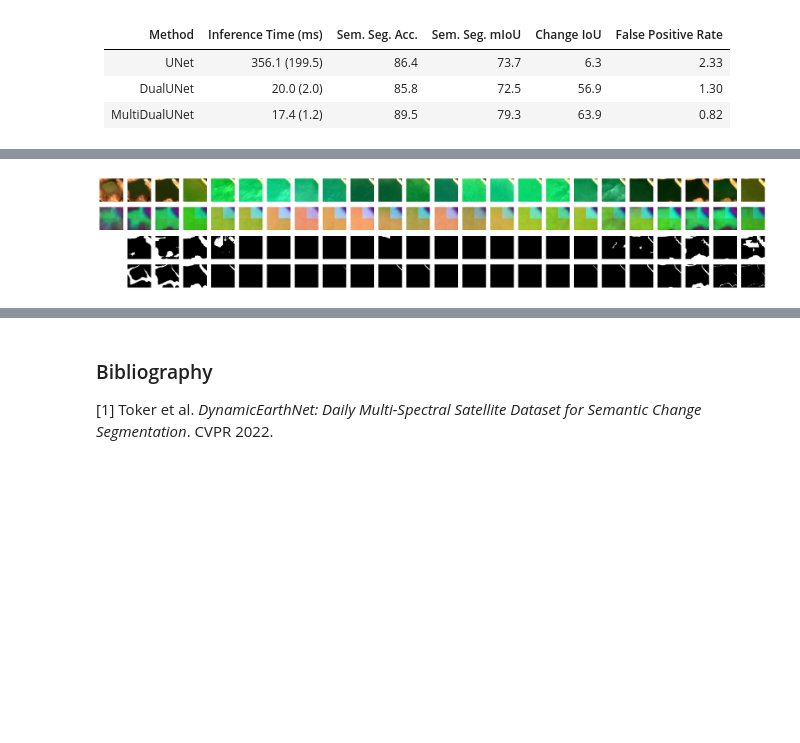
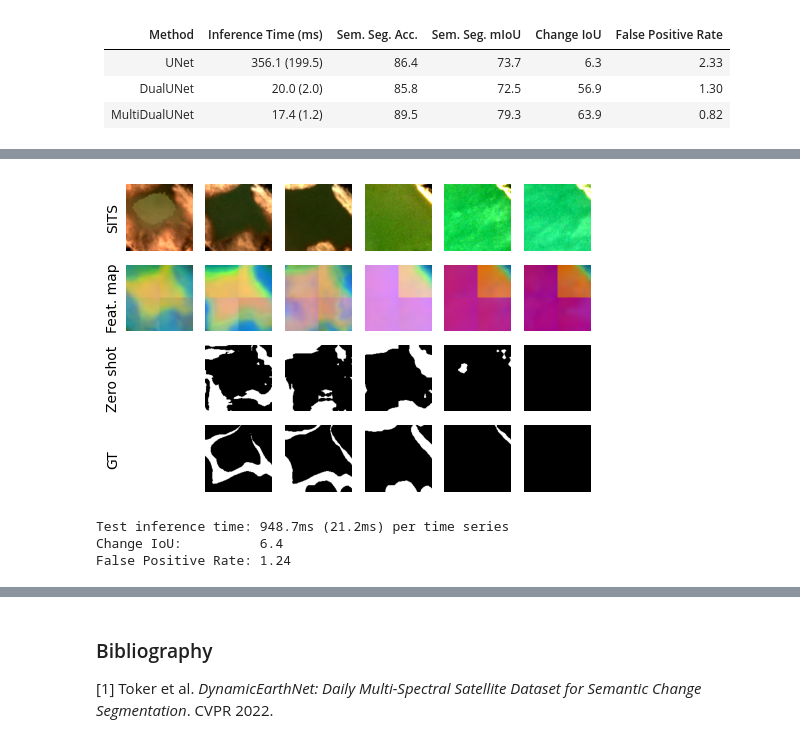
Before and after one commit to ElliotVincent/iadf_tutorial, a Jupyter notebook: tutorial_3.ipynb, the cells around one changed output, grey strips where cells are left out. Drawn from its saved outputs; the diff is of its cells as text; code cells hidden in the pictures; blank space fills up the shorter version.

```diff
--- a/tutorial_3.ipynb
+++ b/tutorial_3.ipynb
@@ -528,7 +520,6 @@ optimizer = optim.AdamW(model.parameters(), lr=1e-3)
 num_epochs = 50
 scheduler = optim.lr_scheduler.CosineAnnealingLR(optimizer, T_max=num_epochs)
 device = 'cuda'
-DAYS = torch.tensor([0, 31, 59, 90, 120, 151, 181, 212, 243, 273, 304, 334, 365, 396, 424, 455, 485, 516, 546, 577, 608, 638, 669, 699], device=device)
 model.to(device)
 
 logs = {"train_loss": [], "val_loss": [], "val_acc": [], "val_miou": [], "val_iou_change": [], "learning_rate": []}
@@ -742,5 +733,5 @@ False Positive Rate: 0.91
 | DualUNet      | 20.0 (2.0) | 85.8 | 72.5 | 56.9 | 1.30 |
 | MultiDualUNet | 17.4 (1.2) | 89.5 | 79.3 | 63.9 | 0.82 |
 # %%
-model = torch.hub.load('gastruc/UniverSat', 'from_pretrained').eval()
+model = torch.hub.load('gastruc/UniverSat', 'from_pretrained', compile=False).eval()
 # %% [output]
@@ -752,7 +743,7 @@ model.to('cuda')
 model.eval()
 device = 'cuda'
 
-features = torch.zeros(24, 128, 128, 768)
+features = torch.zeros(6, 128, 128, 768)
 ij_list = [[i, j] for i in range(4) for j in range(8)]
 times = []
 for k in range(len(test_set)):
@@ -762,7 +753,7 @@ for k in range(len(test_set)):
         imgs = imgs.to(device)
         with torch.no_grad():
             start = time.time()
-            output, _ = model.encode({"planet": imgs[:, :4], "s2": imgs[:, 4:]}, patch_size=40, output_grid=64)
+            output, _ = model.encode({"planet": imgs[:6, :4], "s2": imgs[:6, 4:]}, patch_size=40, output_grid=64)
             output = output.reshape(-1, 64, 64, 768)
             end = time.time()
             times.append(end-start)
@@ -791,25 +782,44 @@ def patches_to_rgb_pca(
     rgb = rgb.reshape(B, H, W, 3)
     return rgb
 # %%
-# pca = patches_to_rgb_pca(features.cpu())
+pca = patches_to_rgb_pca(features.cpu())
 diff = ((features[:-1] - features[1:]) ** 2).mean(-1)
 diff = diff / diff.max()
 # %%
-plt.figure(figsize=(24, 4))
-for time_step in range(24):
-    plt.subplot(4, 24, time_step + 1)
+def set_title(time_step, title):
+    if time_step == 0:
+      plt.axis('on')
+      plt.xticks([])
+      plt.yticks([])
+      for spine in plt.gca().spines.values():
+        spine.set_visible(False)
+      plt.ylabel(title)
+
+plt.figure(figsize=(6, 4))
+for time_step in range(6):
+    plt.subplot(4, 6, time_step + 1)
     plot_image(images[time_step, :, 512:640, :128])
-    plt.subplot(4, 24, 24 + time_step + 1)
+    set_title(time_step, "SITS")
+
+    plt.subplot(4, 6, 6 + time_step + 1)
     plt.imshow(pca[time_step])
     plt.axis('off')
+    set_title(time_step, "Feat. map")
+
+    plt.subplot(4, 6, 12 + time_step + 1)
+    set_title(time_step, "Zero shot")
+
+    plt.subplot(4, 6, 18 + time_step + 1)
+    set_title(time_step, "GT")
+
     if time_step > 0:
-        plt.subplot(4, 24, 48 + time_step + 1)
+        plt.subplot(4, 6, 12 + time_step + 1)
         plt.imshow(diff[time_step-1] > 0.2, vmin=0, vmax=1, cmap="gray")
         plt.axis('off')
 
-        plt.subplot(4, 24, 72 + time_step + 1)
+        plt.subplot(4, 6, 18 + time_step + 1)
         plt.imshow((labels[:-1, 512:640, :128] != labels[1:, 512:640, :128]).astype(int)[time_step-1], vmin=0, vmax=1, cmap="gray")
         plt.axis('off')
 plt.show()
 # %% [output]
-[figure, old version]
+[figure, new version]
@@ -815,0 +848,11 @@ plt.show()
+# %%
+test_confusion_matrix_change = torch.bincount(pred_change_maps.flatten().long() * 2 + canva_lab_change.flatten().long(), minlength=4).reshape(2, 2)
+change_iou = test_confusion_matrix_change[1, 1].float() / (test_confusion_matrix_change[1, 1].float() + test_confusion_matrix_change[1, 0].float() + test_confusion_matrix_change[0, 1].float())
+false_positive_rate = test_confusion_matrix_change[1, 0].float() / (test_confusion_matrix_change[1, 0].float() + test_confusion_matrix_change[0, 0].float())
+print(f"Test inference time: {np.mean(times)*1e3:.1f}ms ({np.std(times)*1e3:.1f}ms) per time series")
+print(f"Change IoU:          {change_iou.item() * 100:.1f}")
+print(f"False Positive Rate: {false_positive_rate.item() * 100:.2f}")
+# %% [output]
+Test inference time: 948.7ms (21.2ms) per time series
+Change IoU:          6.4
+False Positive Rate: 1.24
```
Also changed, not shown: parts of 14 cells of this notebook.
